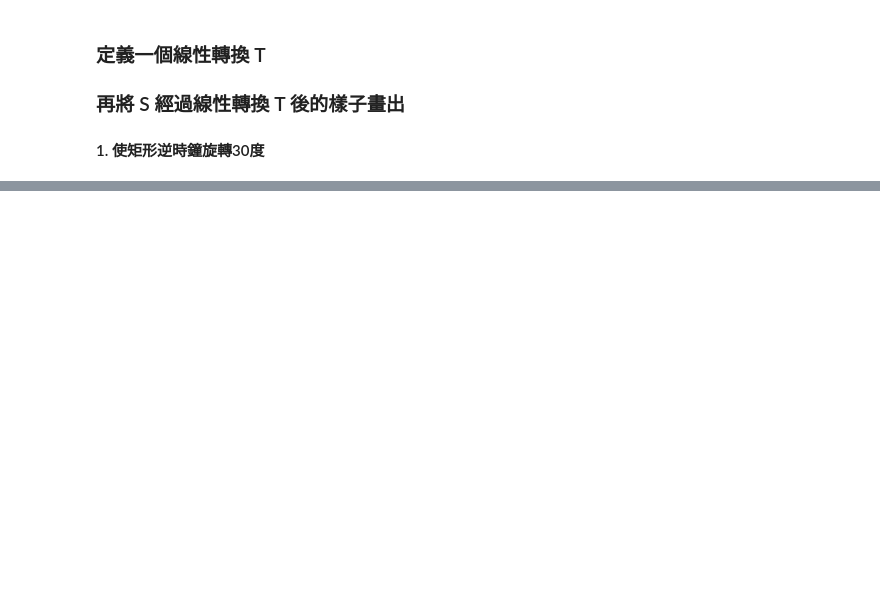
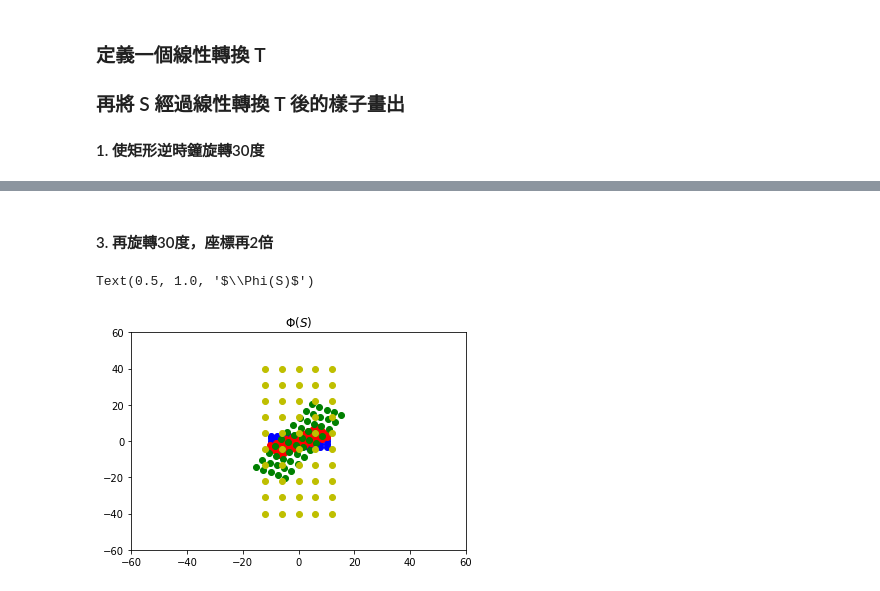
Before and after one commit to niummxvy/108-2-Linear-Algebra, a Jupyter notebook: homework/1090430作業六：線性變換.ipynb, the cells around one changed output, grey strips where cells are left out. Drawn from its saved outputs; the diff is of its cells as text; code cells hidden in the pictures; blank space fills up the shorter version.

```diff
--- a/homework/1090430作業六：線性變換.ipynb
+++ b/homework/1090430作業六：線性變換.ipynb
@@ -64,0 +62,15 @@ Text(0.5, 1.0, '$\\Phi(S)$')
+# %% [markdown]
+#### 3. 再旋轉30度，座標再2倍
+# %%
+x5, y5 = 2*phi(Vstack)
+
+plt.scatter(x2, y2, c = 'b')
+plt.scatter(x3, y3, c = 'r')
+plt.scatter(x4, y4, c = 'g')
+plt.scatter(x5, y5, c = 'y')
+plt.xlim(-60, 60)
+plt.ylim(-60, 60)
+plt.title("$\Phi(S)$")
+# %% [output]
+Text(0.5, 1.0, '$\\Phi(S)$')
+[figure, added]
```
Also changed, not shown: parts of 5 cells of this notebook.
